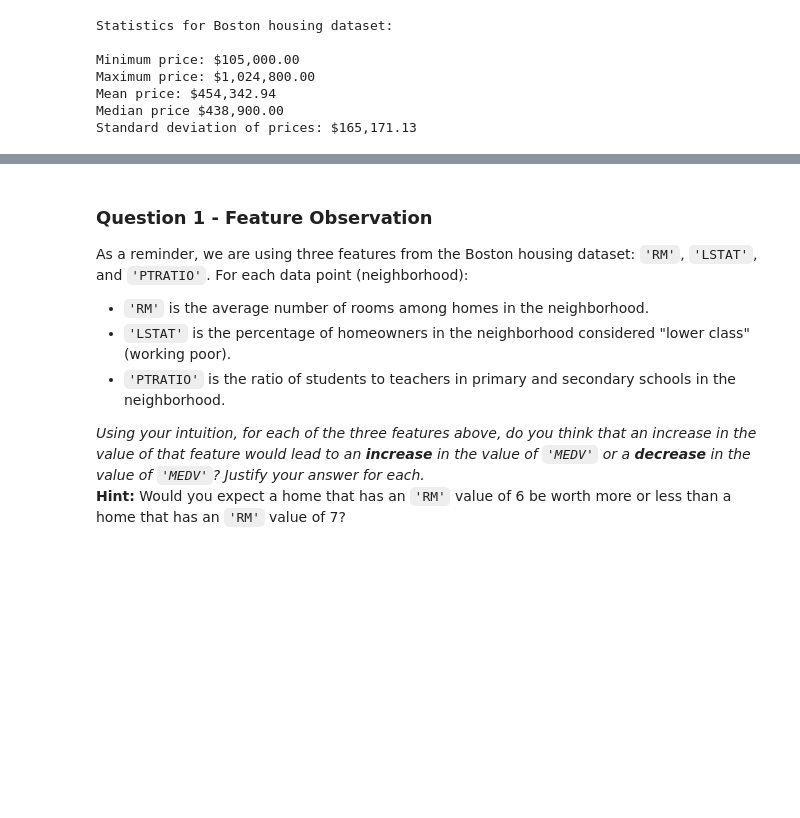
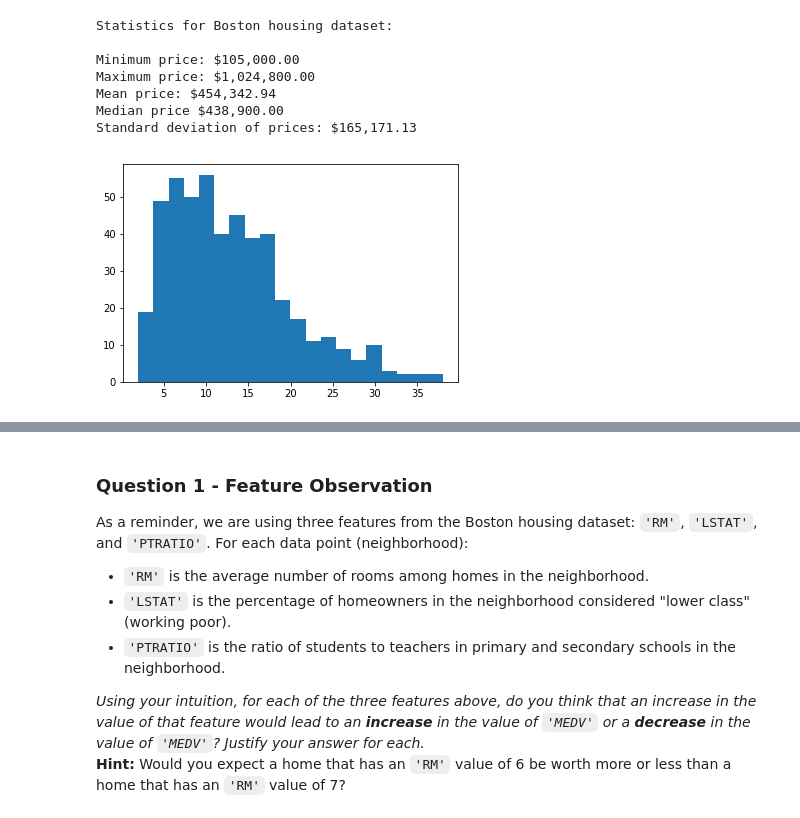
Before and after one commit to iamnewneo/boston_housing, a Jupyter notebook: boston_housing.ipynb, the cells around one changed output, grey strips where cells are left out. Drawn from its saved outputs; the diff is of its cells as text; code cells hidden in the pictures; blank space fills up the shorter version.

```diff
--- a/boston_housing.ipynb
+++ b/boston_housing.ipynb
@@ -83,3 +86,8 @@ Maximum price: $1,024,800.00
 Mean price: $454,342.94
 Median price $438,900.00
 Standard deviation of prices: $165,171.13
+# %%
+import matplotlib.pyplot as plt
+plt.hist(data.LSTAT, bins = 20);
+# %% [output]
+[figure, added]
```
Also changed, not shown: parts of 9 cells of this notebook, 1 other file.
